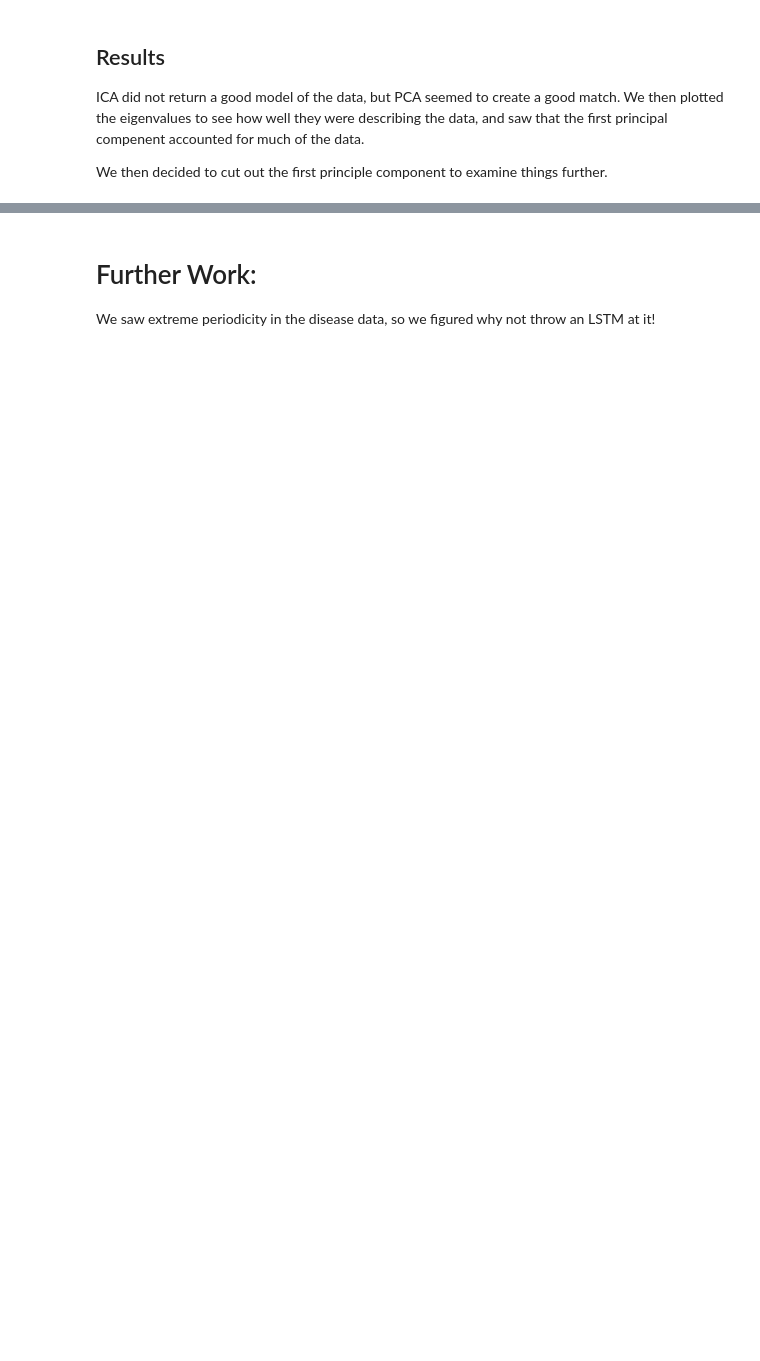
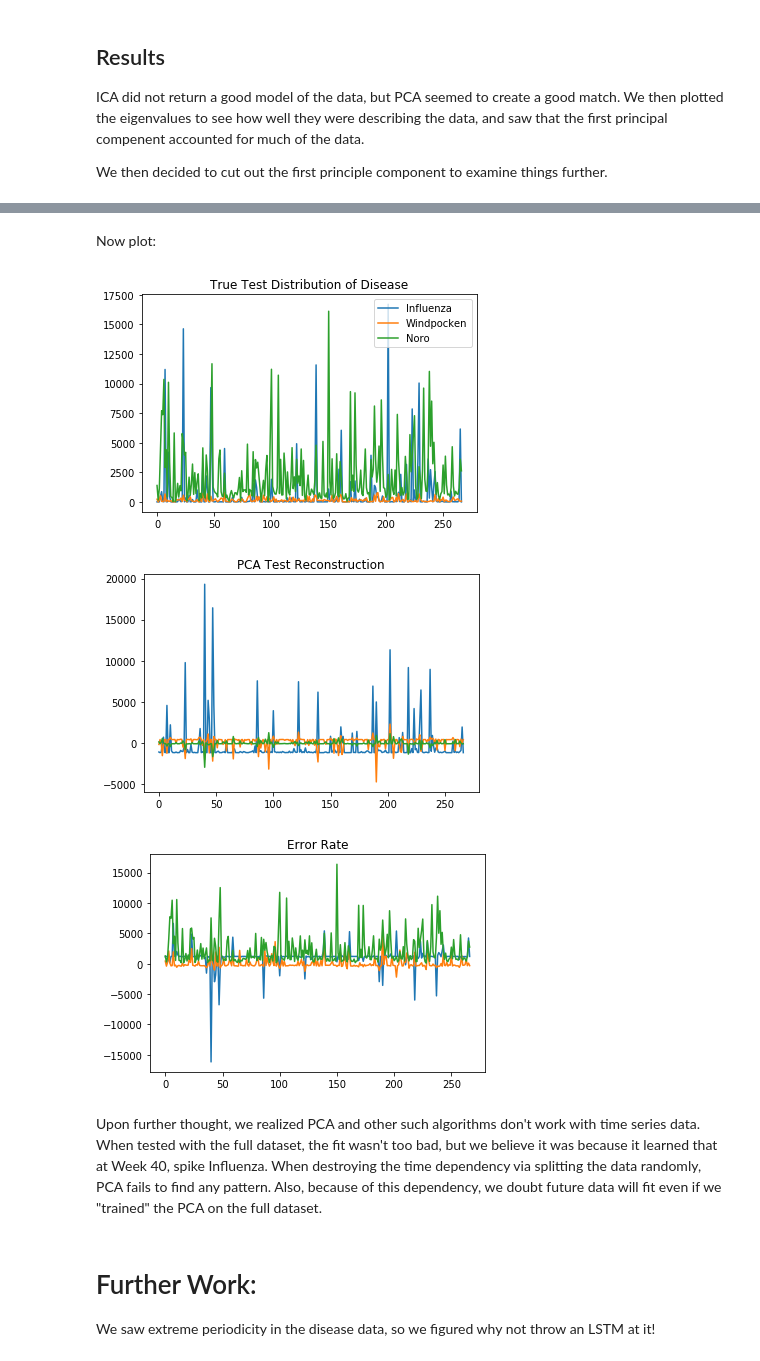
Before and after one commit to JarnoRFB/mercura, a Jupyter notebook: ica_and_pca.ipynb, the cells around one changed output, grey strips where cells are left out. Drawn from its saved outputs; the diff is of its cells as text; code cells hidden in the pictures; blank space fills up the shorter version.

```diff
--- a/ica_and_pca.ipynb
+++ b/ica_and_pca.ipynb
@@ -22,6 +22,10 @@ Symptoms at index 0:
  [ 0 10  0  0  0  0  0  3  0  2  1  0  0  0  0  0  1  0]
 Disease at index 0:
  [  7   0 136]
+# %%
+# Restack valid and test cause we don't need them
+test = np.vstack((valid, test))
+test_labels = np.vstack((valid_labels, test_labels))
 # %% [markdown]
 #### Compute ICs and fit
 # %%
@@ -77,3 +78,37 @@ Upon further thought, we realized PCA and other such algorithms don't work with
+# %%
+pca_test = pca.transform(test)
+error = test_labels - pca_test
+# %% [markdown]
+Now plot:
+# %%
+fig = plt.figure()
+fig.size=((20,20))
+
+plt.plot(test_labels.T[0], label='Influenza')
+plt.plot(test_labels.T[1], label='Windpocken')
+plt.plot(test_labels.T[2], label='Noro')
+# if zoom: axarr[0, 0].set_xlim([bottom,top])
+plt.legend()
+plt.title('True Test Distribution of Disease')
+plt.show()
+
+plt.plot(pca_test)
+# if zoom: axarr[0, 1].set_xlim([bottom,top])
+plt.title('PCA Test Reconstruction')
+plt.show()
+
+plt.plot(error)
+# if zoom: axarr[1, 0].set_xlim([bottom,top])
+plt.title('Error Rate')
+plt.show()
+
+plt.show()
+# %% [output]
+[figure, added]
+[figure, added]
+[figure, added]
+# %% [markdown]
+Upon further thought, we realized PCA and other such algorithms don't work with time series data.  When tested with the full dataset, the fit wasn't too bad, but we believe it was because it learned that at Week 40, spike Influenza.  When destroying the time dependency via splitting the data randomly, PCA fails to find any pattern.  Also, because of this dependency, we doubt future data will fit even if we "trained" the PCA on the full dataset.
 # %% [markdown]
 # Further Work:
 We saw extreme periodicity in the disease data, so we figured why not throw an LSTM at it!
```
Also changed, not shown: parts of 6 cells of this notebook.
